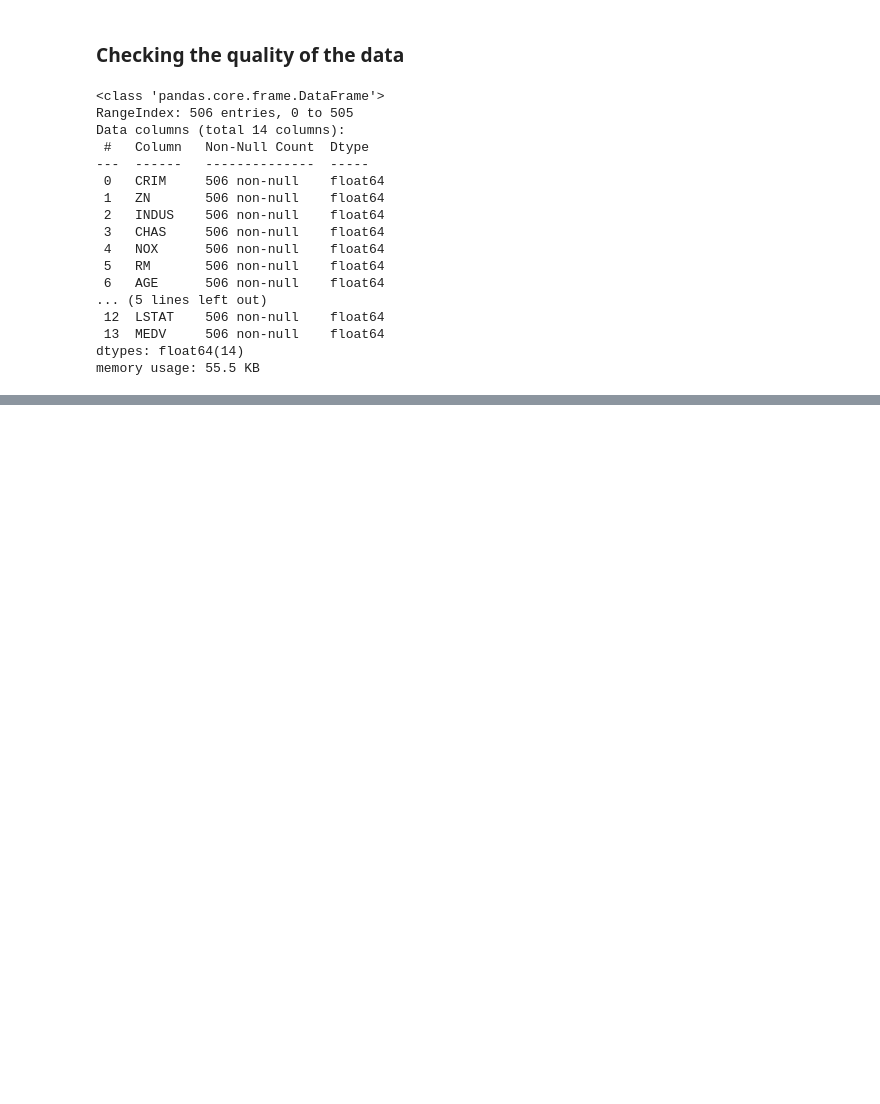
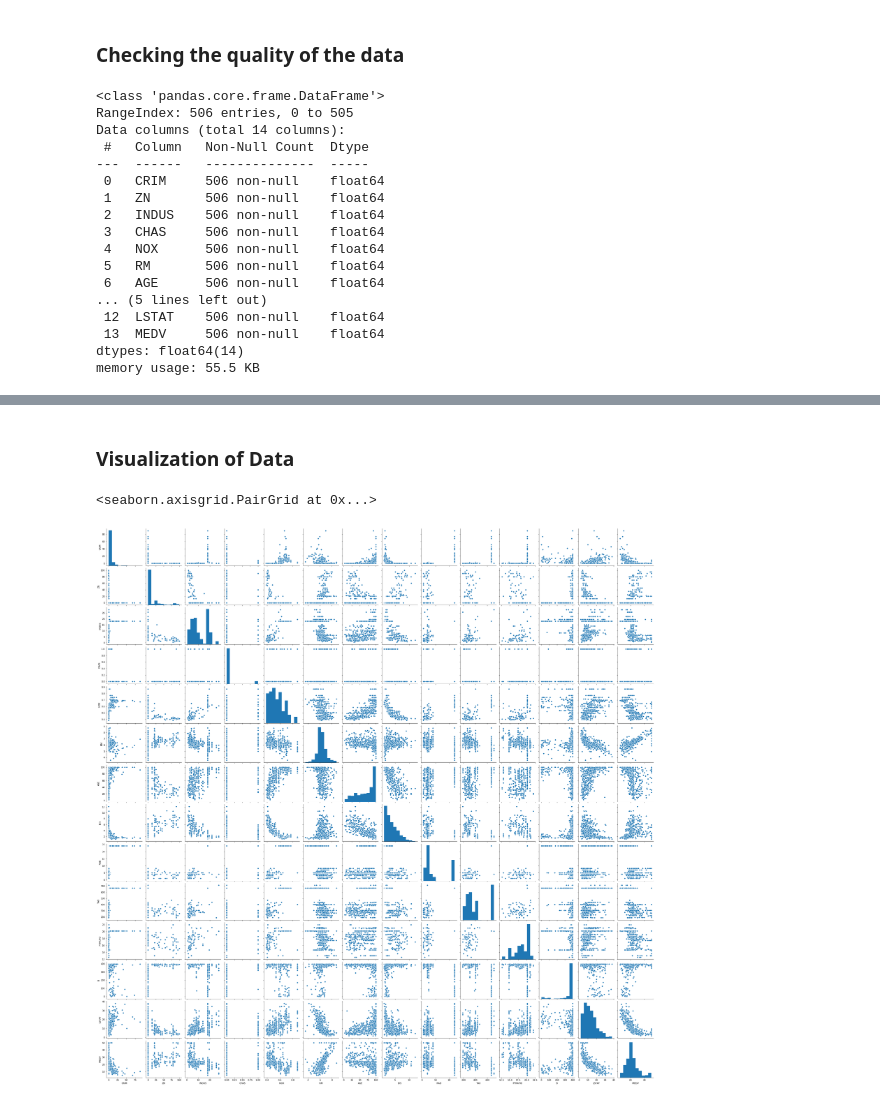
Before and after one commit to Priscilla-B/Boston-machine-learning, a Jupyter notebook: Boston_machine_learning.ipynb, the cells around one changed output, grey strips where cells are left out. Cells and saved outputs as stored; diff of their text form; code cells hidden in the pictures; blank space fills up the shorter version.

```diff
--- a/Boston_machine_learning.ipynb
+++ b/Boston_machine_learning.ipynb
@@ -98,3 +98,10 @@ df.describe()
 | 50% | 0.256510 | 0.000000 | 9.690000 | 0.000000 | 0.538000 | 6.208500 | 77.500000 | 3.207450 | 5.000000 | 330.000000 | 19.050000 | ... |
 | 75% | 3.677083 | 12.500000 | 18.100000 | 0.000000 | 0.624000 | 6.623500 | 94.075000 | 5.188425 | 24.000000 | 666.000000 | 20.200000 | ... |
 | max | 88.976200 | 100.000000 | 27.740000 | 1.000000 | 0.871000 | 8.780000 | 100.000000 | 12.126500 | 24.000000 | 711.000000 | 22.000000 | ... |
+# %% [markdown]
+### Visualization of Data
+# %%
+sns.pairplot(df)
+# %% [output]
+<seaborn.axisgrid.PairGrid at 0x...>
+[figure, added]
```
Also changed, not shown: parts of 22 cells of this notebook.
